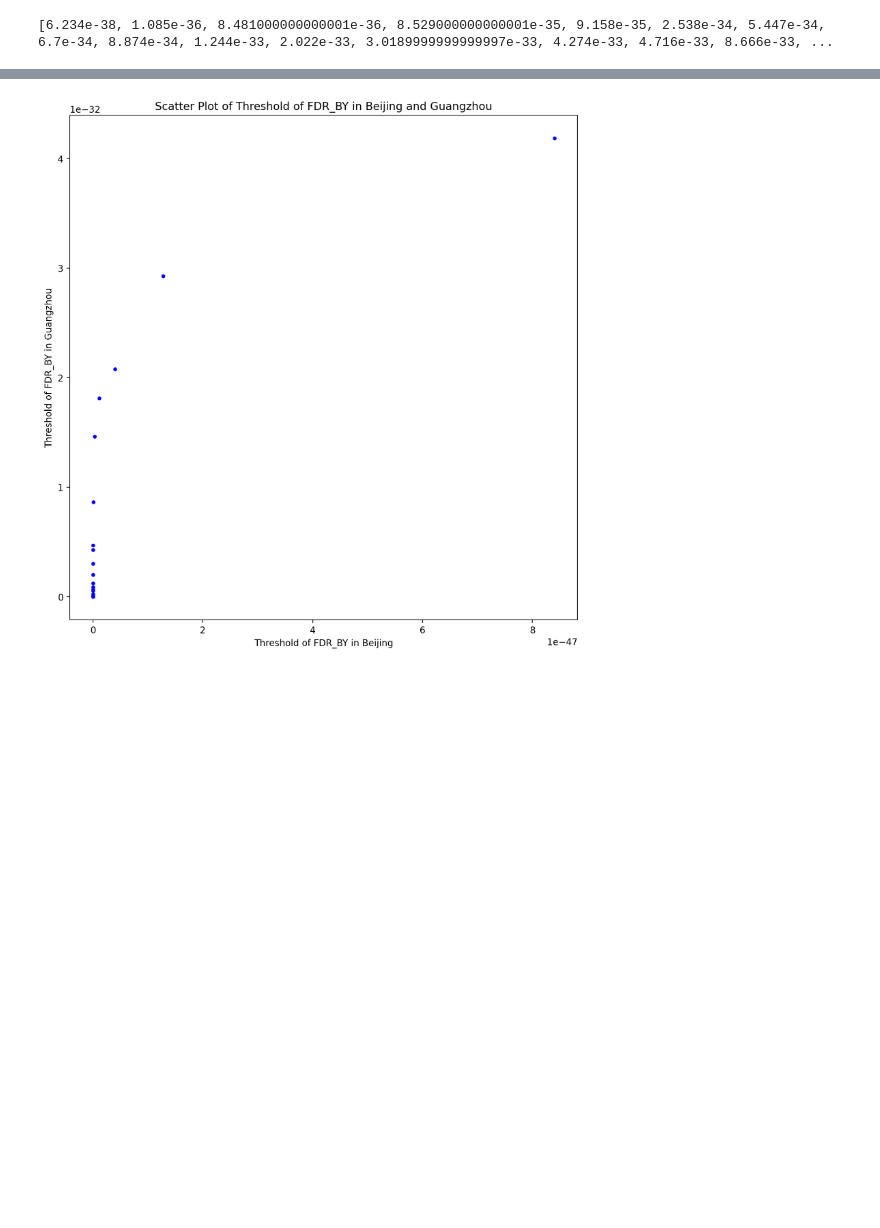
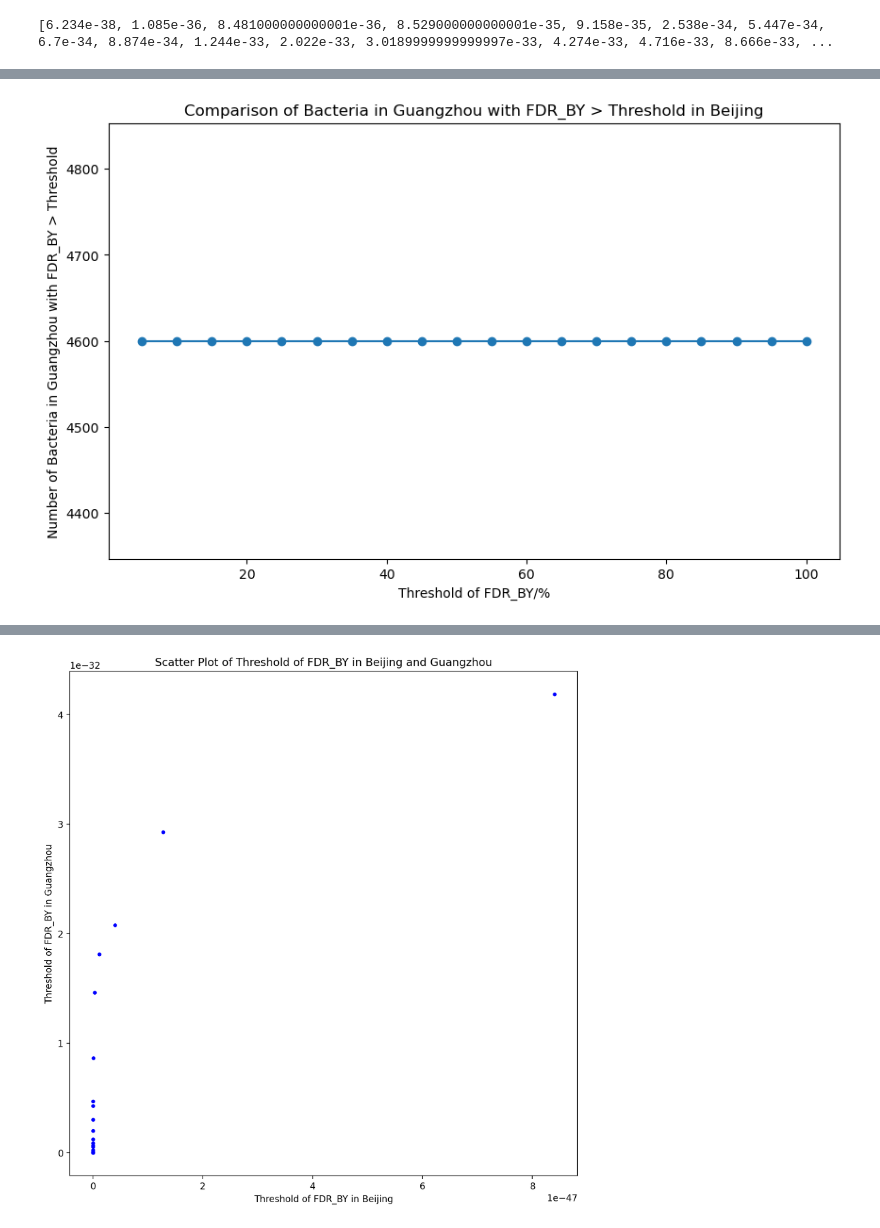
Before and after one commit to Lucas04-nhr/SNP-Analysis, a Jupyter notebook: workaround/cross_validation/cross_validation.ipynb, the cells around one changed output, grey strips where cells are left out. Drawn from its saved outputs; the diff is of its cells as text; code cells hidden in the pictures; blank space fills up the shorter version.

```diff
--- a/workaround/cross_validation/cross_validation.ipynb
+++ b/workaround/cross_validation/cross_validation.ipynb
@@ -286,0 +310,21 @@ print(threshold_gz)
+# %%
+# Prepare the x label
+x_label = [5, 10, 15, 20, 25, 30, 35, 40, 45, 50, 55, 60, 65, 70, 75, 80, 85, 90, 95, 100]
+# %%
+threshold_compare_bj = []
+
+for i in range(20):
+  threshold_compare_bj.append(sum(full_data_gz['FDR_BY'] > threshold_bj[i]))
+
+# Draw a line chart to visualize the comparison
+
+plt.figure(figsize=(10, 6), dpi=100)
+plt.plot(x_label, threshold_compare_bj, marker='o', label='Guangzhou')
+plt.xlabel('Threshold of FDR_BY/%')
+plt.ylabel('Number of Bacteria in Guangzhou with FDR_BY > Threshold')
+plt.title('Comparison of Bacteria in Guangzhou with FDR_BY > Threshold in Beijing')
+# plt.legend()
+plt.savefig('./threshold_compare_bj.pdf')
+plt.show()
+# %% [output]
+[figure, added]
```
Also changed, not shown: parts of 7 cells of this notebook, 1 other file.
